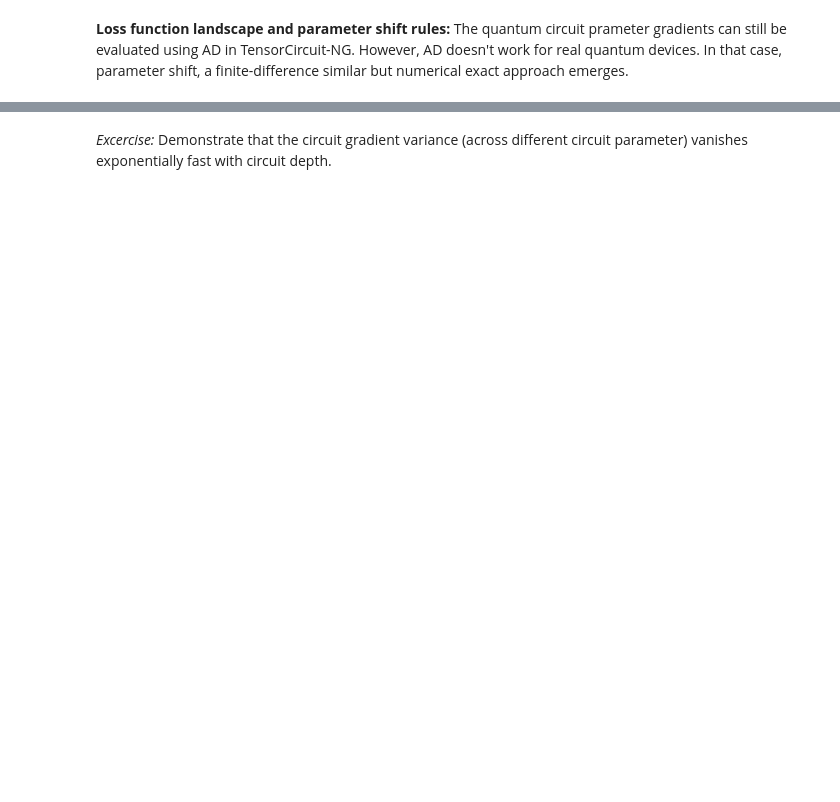
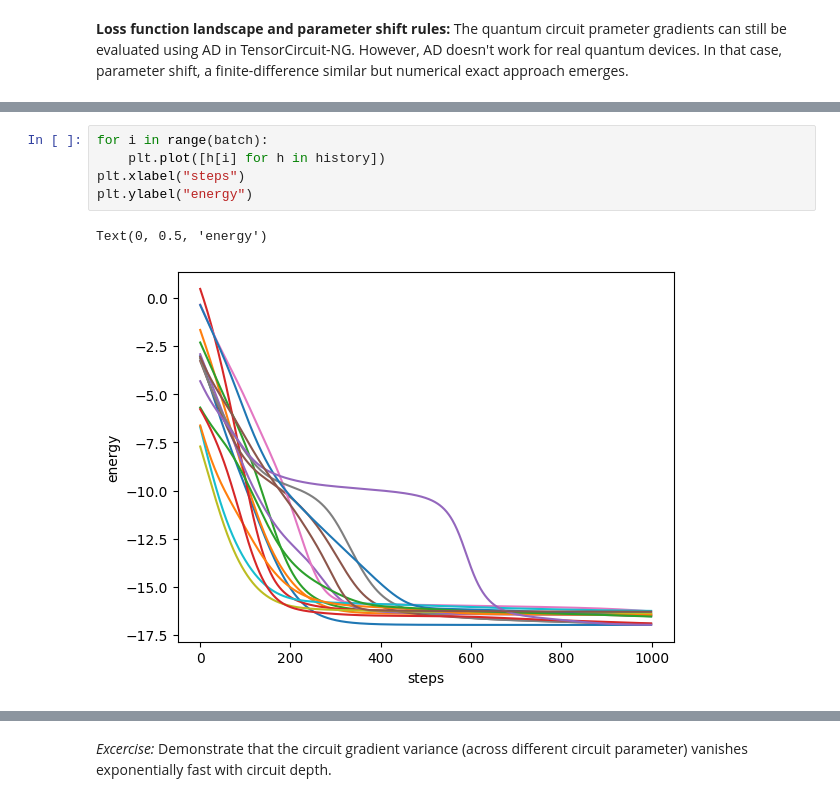
Before and after one commit to sxzgroup/qc_lecture, a Jupyter notebook: lectures/2_qc_nisq.ipynb, the cells around one changed output, grey strips where cells are left out. Cells and saved outputs as stored; diff of their text form; blank space fills up the shorter version.

```diff
--- a/lectures/2_qc_nisq.ipynb
+++ b/lectures/2_qc_nisq.ipynb
@@ -210,0 +322,8 @@ In VQA, the parameterized function is modeled by a parameterized quantum circuit
+# %%
+for i in range(batch):
+    plt.plot([h[i] for h in history])
+plt.xlabel("steps")
+plt.ylabel("energy")
+# %% [output]
+Text(0, 0.5, 'energy')
+[figure, added]
```
Also changed, not shown: parts of 14 cells of this notebook, 2 other files.
